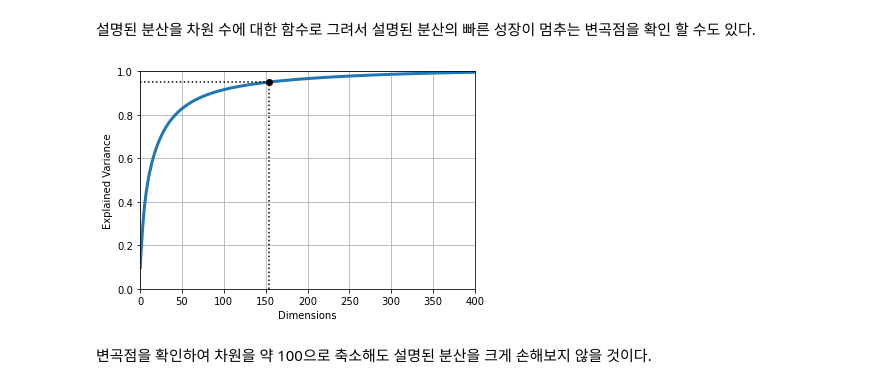
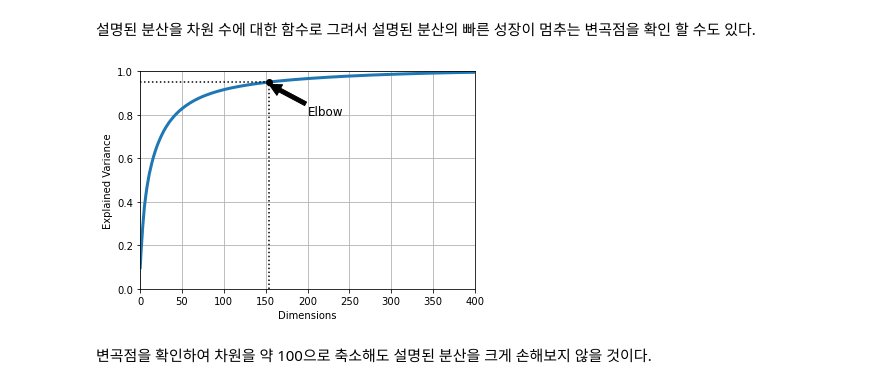
Before and after one commit to JEONSUN/Sklearn-Machine-Learning-Study, a Jupyter notebook: 6-1. PCA.ipynb, the cells around one changed output. Drawn from its saved outputs; the diff is of its cells as text; code cells hidden in the pictures.

```diff
--- a/6-1. PCA.ipynb
+++ b/6-1. PCA.ipynb
@@ -386,16 +376,19 @@ array([[1540.00356811,   31.93937218, -429.97321065, ...,  -84.65004103,
 # %%
 plt.figure(figsize=(6,4))
 plt.plot(cumsum, linewidth=3)
 plt.axis([0, 400, 0, 1])
 plt.xlabel("Dimensions")
 plt.ylabel("Explained Variance")
 plt.grid(True)
 plt.plot([d, d], [0, 0.95], "k:")
 plt.plot([0, d], [0.95, 0.95], "k:")
 plt.plot(d, 0.95, "ko")
+plt.annotate("Elbow", xy = (d,0.94), xytext = (200,0.8),
+            fontsize = 12,
+            arrowprops = dict(shrink = 2, facecolor = 'black'))
 plt.show()
 # %% [output]
-[figure, old version]
+[figure, new version]
 # %% [markdown]
 변곡점을 확인하여 차원을 약 100으로 축소해도 설명된 분산을 크게 손해보지 않을 것이다.
 # %% [markdown]
```
Also changed, not shown: parts of 1 cell of this notebook.
